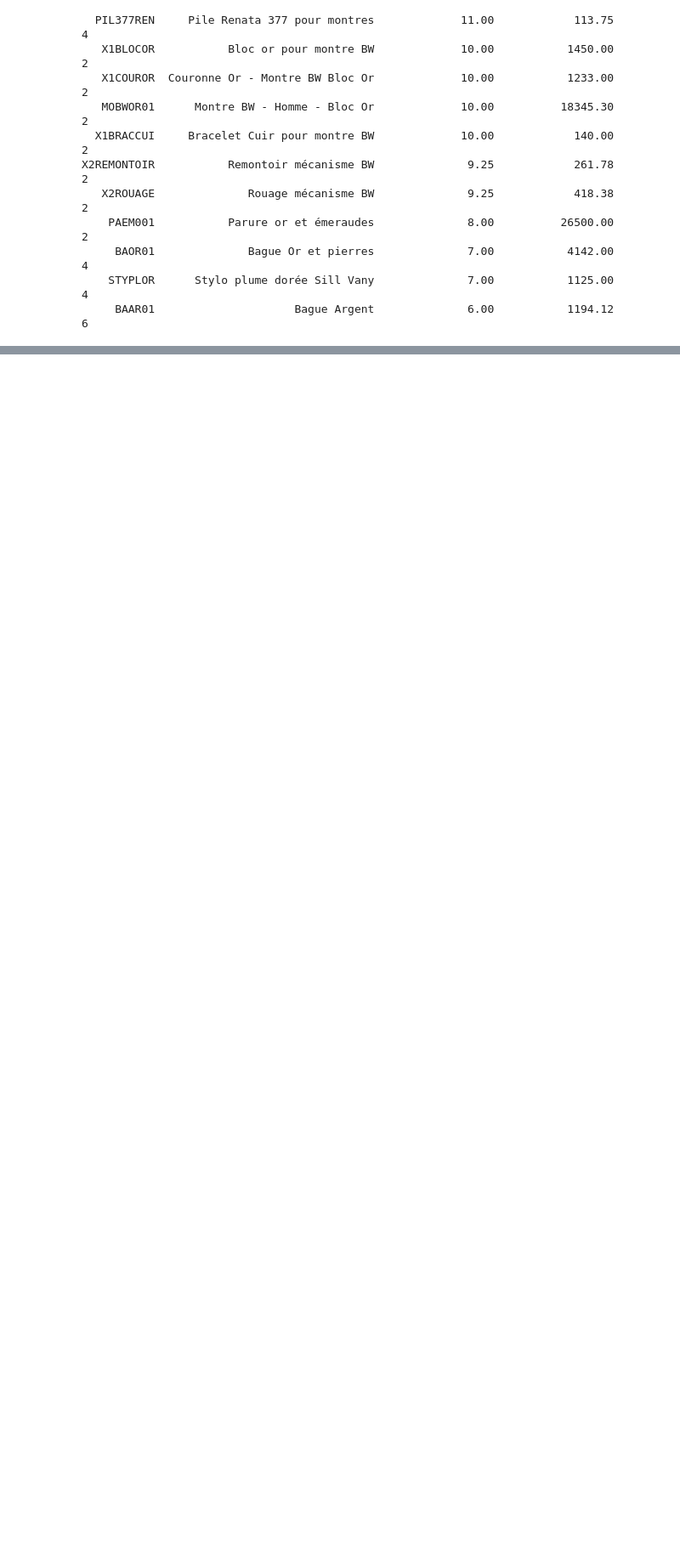
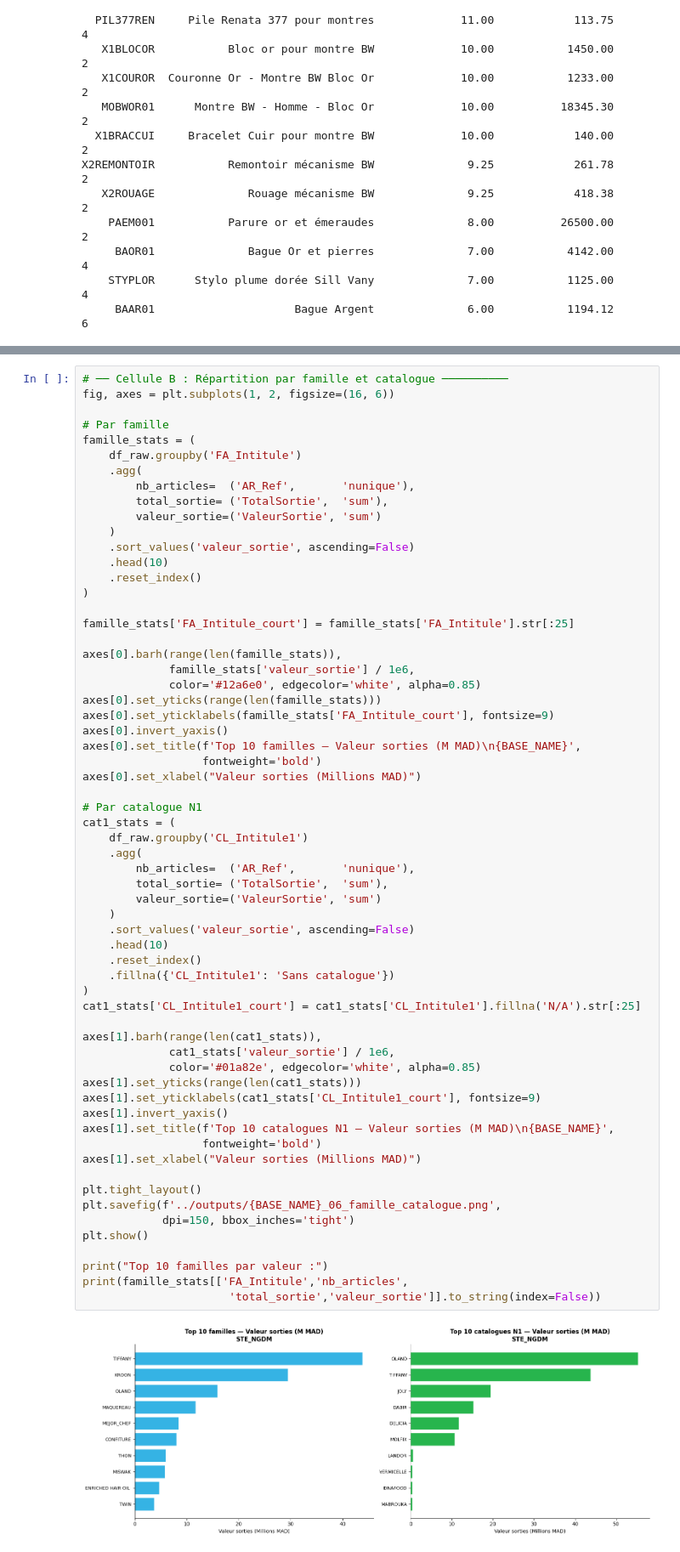
Before and after one commit to salmaIKSOD/Dashboard-Stock, a Jupyter notebook: ml/notebooks/01_exploration.ipynb, the cells around one changed output, grey strips where cells are left out. Shown at 85% size. Saved outputs shown, nothing was run; the diff lists cells and outputs as text; blank space fills up the shorter version.

```diff
--- a/ml/notebooks/01_exploration.ipynb
+++ b/ml/notebooks/01_exploration.ipynb
@@ -423,0 +463,64 @@ RÉSUMÉ EXPLORATION — BIJOU
+# %%
+# ── Cellule B : Répartition par famille et catalogue ──────────
+fig, axes = plt.subplots(1, 2, figsize=(16, 6))
+
+# Par famille
+famille_stats = (
+    df_raw.groupby('FA_Intitule')
+    .agg(
+        nb_articles=  ('AR_Ref',       'nunique'),
+        total_sortie= ('TotalSortie',  'sum'),
+        valeur_sortie=('ValeurSortie', 'sum')
+    )
+    .sort_values('valeur_sortie', ascending=False)
+    .head(10)
+    .reset_index()
+)
+
+famille_stats['FA_Intitule_court'] = famille_stats['FA_Intitule'].str[:25]
+
+axes[0].barh(range(len(famille_stats)),
+             famille_stats['valeur_sortie'] / 1e6,
+             color='#12a6e0', edgecolor='white', alpha=0.85)
+axes[0].set_yticks(range(len(famille_stats)))
+axes[0].set_yticklabels(famille_stats['FA_Intitule_court'], fontsize=9)
+axes[0].invert_yaxis()
+axes[0].set_title(f'Top 10 familles — Valeur sorties (M MAD)\n{BASE_NAME}',
+                  fontweight='bold')
+axes[0].set_xlabel("Valeur sorties (Millions MAD)")
+
+# Par catalogue N1
+cat1_stats = (
+    df_raw.groupby('CL_Intitule1')
+    .agg(
+        nb_articles=  ('AR_Ref',       'nunique'),
+        total_sortie= ('TotalSortie',  'sum'),
+        valeur_sortie=('ValeurSortie', 'sum')
+    )
+    .sort_values('valeur_sortie', ascending=False)
+    .head(10)
+    .reset_index()
+    .fillna({'CL_Intitule1': 'Sans catalogue'})
+)
+cat1_stats['CL_Intitule1_court'] = cat1_stats['CL_Intitule1'].fillna('N/A').str[:25]
+
+axes[1].barh(range(len(cat1_stats)),
+             cat1_stats['valeur_sortie'] / 1e6,
+             color='#01a82e', edgecolor='white', alpha=0.85)
+axes[1].set_yticks(range(len(cat1_stats)))
+axes[1].set_yticklabels(cat1_stats['CL_Intitule1_court'], fontsize=9)
+axes[1].invert_yaxis()
+axes[1].set_title(f'Top 10 catalogues N1 — Valeur sorties (M MAD)\n{BASE_NAME}',
+                  fontweight='bold')
+axes[1].set_xlabel("Valeur sorties (Millions MAD)")
+
+plt.tight_layout()
+plt.savefig(f'../outputs/{BASE_NAME}_06_famille_catalogue.png',
+            dpi=150, bbox_inches='tight')
+plt.show()
+
+print("Top 10 familles par valeur :")
+print(famille_stats[['FA_Intitule','nb_articles',
+                      'total_sortie','valeur_sortie']].to_string(index=False))
+# %% [output]
+[figure, added]
```
Also changed, not shown: parts of 14 cells of this notebook, 12 other files.
